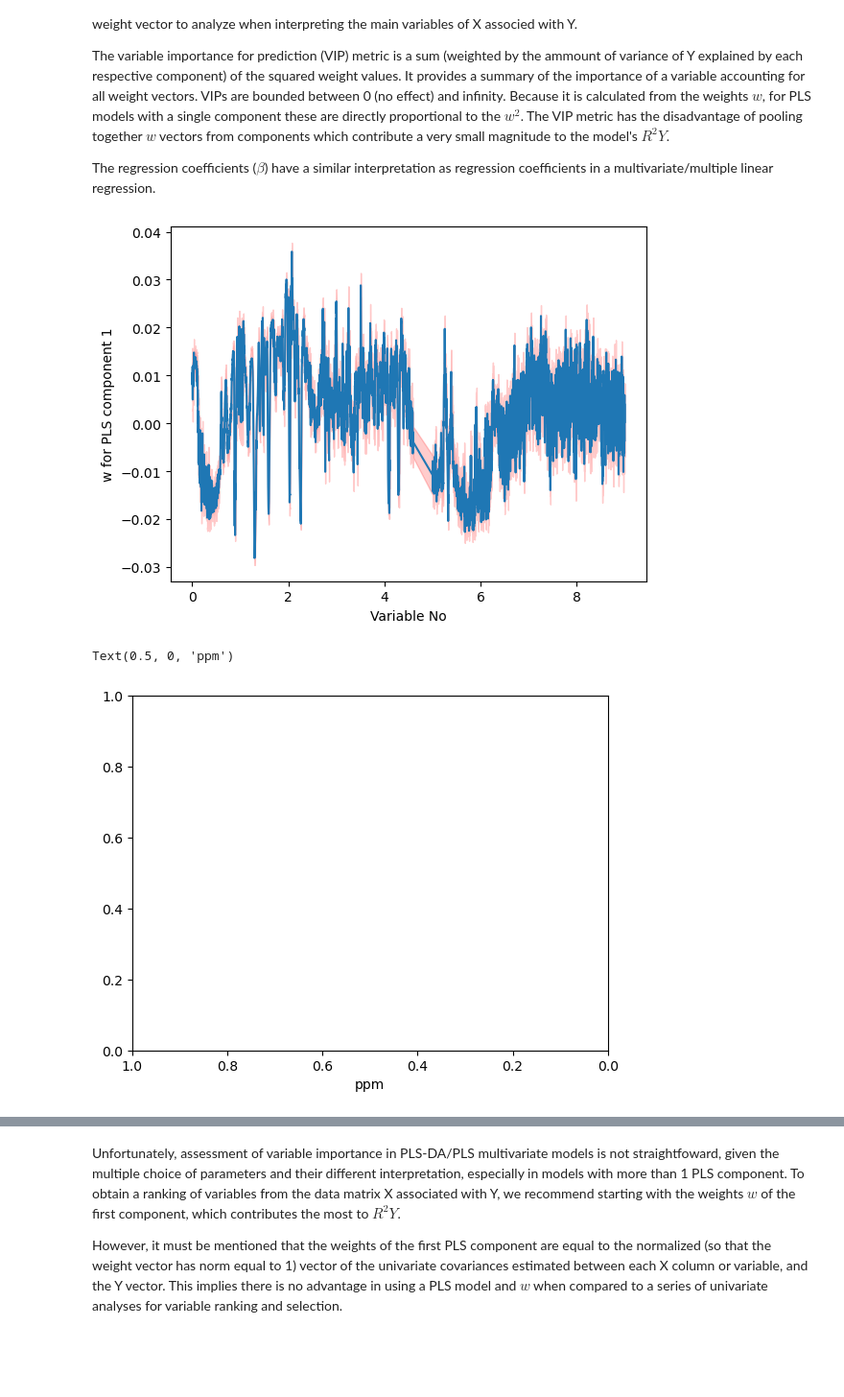
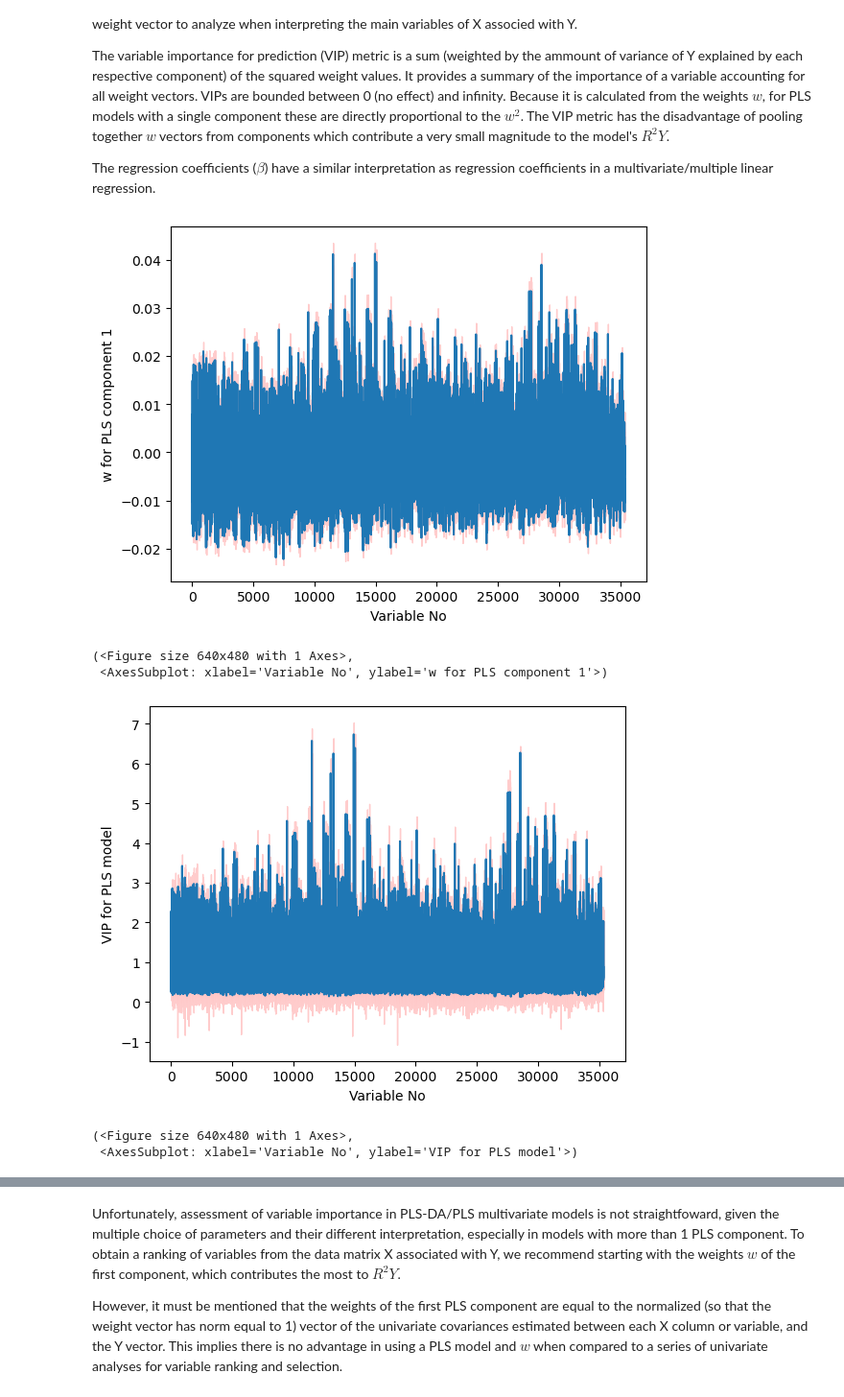
Before and after one commit to IPTC-DataAnalysisCourse/chemometrics-tutorials, a Jupyter notebook: Multivariate Analysis - Supervised Analysis with PLS-DA.ipynb, the cells around one changed output, grey strips where cells are left out. Shown at 96% size. Saved outputs shown, nothing was run; the diff lists cells and outputs as text; code cells hidden in the pictures; blank space fills up the shorter version.

```diff
--- a/Multivariate Analysis - Supervised Analysis with PLS-DA.ipynb
+++ b/Multivariate Analysis - Supervised Analysis with PLS-DA.ipynb
@@ -375,12 +366,18 @@ The values in a weight vector vary between -1 (strong negative-covariance) and 1
 The variable importance for prediction (VIP) metric is a sum (weighted by the ammount of variance of Y explained by each respective component) of the squared weight values. It provides a summary of the importance of a variable accounting for all weight vectors. VIPs are bounded between 0 (no effect) and infinity. Because it is calculated from the weights $w$, for PLS models with a single component these are directly proportional to the $w^{2}$. The VIP metric has the disadvantage of pooling together $w$ vectors from components which contribute a very small magnitude to the model's $R^{2}Y$.
 
 The regression coefficients ($\beta$) have a similar interpretation as regression coefficients in a multivariate/multiple linear regression.
+# %%
+pls_da.plot_model_parameters('w', component=1, sigma=2, cross_val=True)
+# %% [output]
+[figure, added]
+(<Figure size 640x480 with 1 Axes>,
+ <AxesSubplot: xlabel='Variable No', ylabel='w for PLS component 1'>)
 # %%
-pls_da.plot_model_parameters('w', component=1, sigma=2, cross_val=True, xaxis=ppm)
-plt.gca().invert_xaxis()
-plt.gca().set_xlabel('ppm')
+pls_da.plot_model_parameters('VIP', sigma=2, cross_val=True)
+# plt.gca().invert_xaxis()
+# plt.gca().set_xlabel('ppm')
 # %% [output]
-[figure, old version]
+[figure, new version]
-Text(0.5, 0, 'ppm')
+(<Figure size 640x480 with 1 Axes>,
+ <AxesSubplot: xlabel='Variable No', ylabel='VIP for PLS model'>)
-[figure, removed]
 # %%
```
Also changed, not shown: parts of 12 cells of this notebook.
